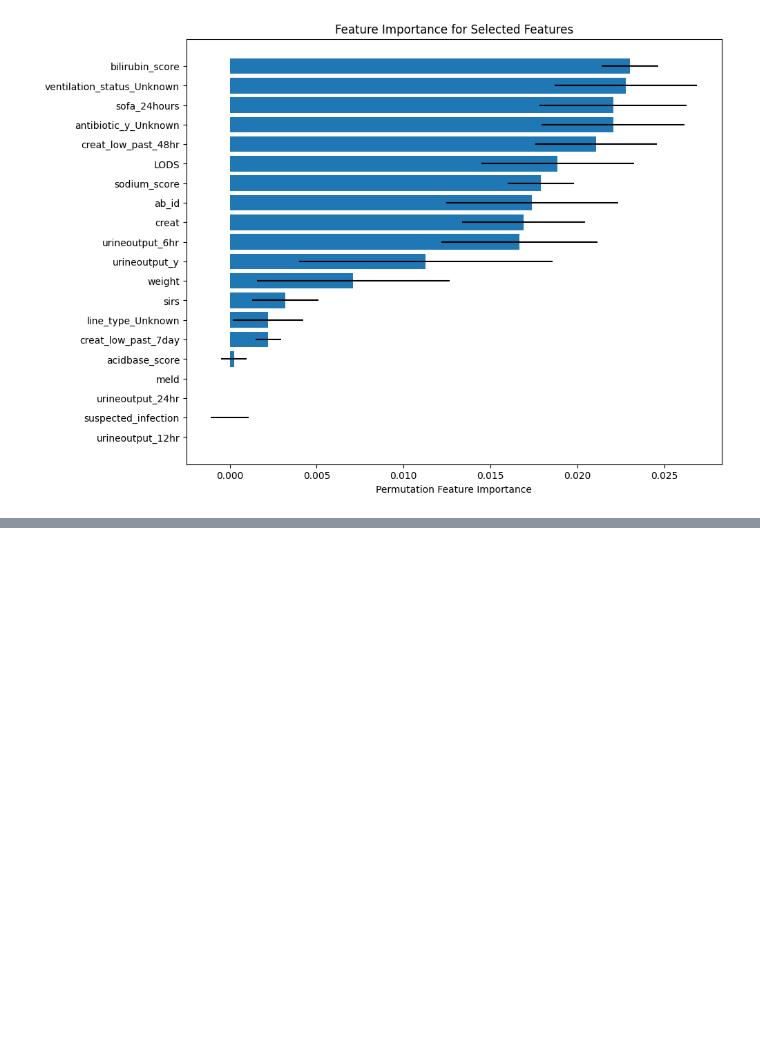
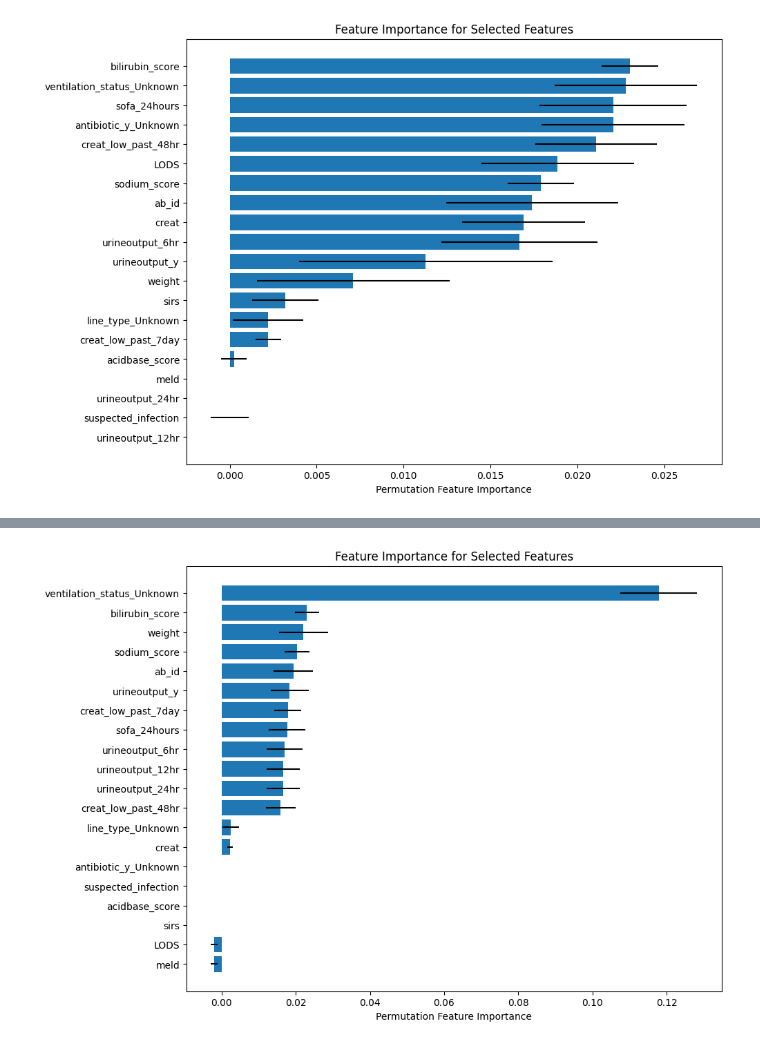
Before and after one commit to julehalim/mlhealthfinalcode, a Jupyter notebook: MLP_Model_2.ipynb, the cells around one changed output, grey strips where cells are left out. Saved outputs shown, nothing was run; the diff lists cells and outputs as text; code cells hidden in the pictures; blank space fills up the shorter version.

```diff
--- a/MLP_Model_2.ipynb
+++ b/MLP_Model_2.ipynb
@@ -182,0 +234,73 @@ Additional Hospital Care       0.39      0.18      0.25       510
+# %%
+import pandas as pd
+import matplotlib.pyplot as plt
+from sklearn.model_selection import train_test_split
+from sklearn.preprocessing import StandardScaler
+from sklearn.neural_network import MLPClassifier
+from sklearn.metrics import classification_report, accuracy_score
+from sklearn.feature_selection import SelectKBest, f_classif
+from sklearn.inspection import permutation_importance
+
+# Step 1: Load the CSV file
+file_path = 'merged_df.csv'
+df = pd.read_csv(file_path)
+
+# Step 2: Drop unnecessary columns ('subject_id', 'hadm_id', 'stay_id', 'discharge_location')
+df_cleaned = df.drop(columns=['subject_id', 'hadm_id', 'stay_id', 'discharge_location'])
+
+# Step 3: Convert categorical columns to numerical using one-hot encoding (for features only, not the target)
+df_encoded = pd.get_dummies(df_cleaned.drop(columns=['discharge_category']), drop_first=True)
+
+# Step 4: Define features (X) and target (y)
+X = df_encoded
+y = df_cleaned['discharge_category']
+
+# Step 5: Perform feature selection using SelectKBest
+k_best = SelectKBest(score_func=f_classif, k=20)  # Select top 20 features
+X_new = k_best.fit_transform(X, y)
+
+# Step 6: Split the data into 70% training, 20% validation, and 10% testing sets
+X_train_val, X_test, y_train_val, y_test = train_test_split(X_new, y, test_size=0.1, random_state=34)
+X_train, X_val, y_train, y_val = train_test_split(X_train_val, y_train_val, test_size=0.222, random_state=34)
+
+# Step 7: Standardize the features
+scaler = StandardScaler()
+X_train_scaled = scaler.fit_transform(X_train)
+X_val_scaled = scaler.transform(X_val)
+X_test_scaled = scaler.transform(X_test)
+
+# Step 8: Define and train the MLP model using the best parameters
+mlp = MLPClassifier(hidden_layer_sizes=(100, 50), activation='tanh', alpha=0.0001, learning_rate_init=0.001, max_iter=300, random_state=34)
+mlp.fit(X_train_scaled, y_train)
+
+# Step 9: Evaluate on training data
+y_train_pred = mlp.predict(X_train_scaled)
+print("Training Accuracy:", accuracy_score(y_train, y_train_pred))
+print("Training Classification Report:")
+print(classification_report(y_train, y_train_pred, zero_division=0))
+
+# Step 10: Evaluate on validation data
+y_val_pred = mlp.predict(X_val_scaled)
+print("Validation Accuracy:", accuracy_score(y_val, y_val_pred))
+print("Validation Classification Report:")
+print(classification_report(y_val, y_val_pred, zero_division=0))
+
+# Step 11: Evaluate on test data
+y_test_pred = mlp.predict(X_test_scaled)
+print("Test Accuracy:", accuracy_score(y_test, y_test_pred))
+print("Test Classification Report:")
+print(classification_report(y_test, y_test_pred, zero_division=0))
+
+# Step 12: Compute feature importance using permutation importance
+perm_importance = permutation_importance(mlp, X_test_scaled, y_test, n_repeats=10, random_state=34)
+
+# Step 13: Visualize feature importance
+selected_features = X.columns[k_best.get_support()]  # Get the names of selected features
+sorted_idx = perm_importance.importances_mean.argsort()
+
+plt.figure(figsize=(10, 8))
+plt.barh(selected_features[sorted_idx], perm_importance.importances_mean[sorted_idx], xerr=perm_importance.importances_std[sorted_idx])
+plt.xlabel("Permutation Feature Importance")
+plt.title("Feature Importance for Selected Features")
+plt.show()
+# %% [output]
@@ -182,0 +325 @@ Additional Hospital Care       0.39      0.18      0.25       510
+[figure, added]
```
Also changed, not shown: parts of 2 cells of this notebook.
